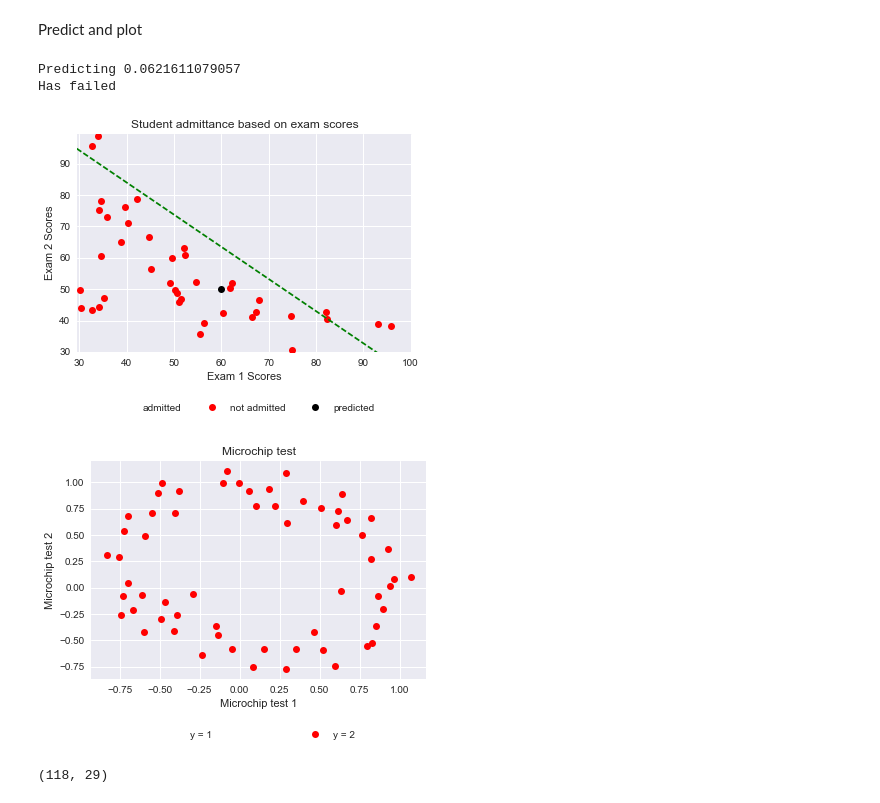
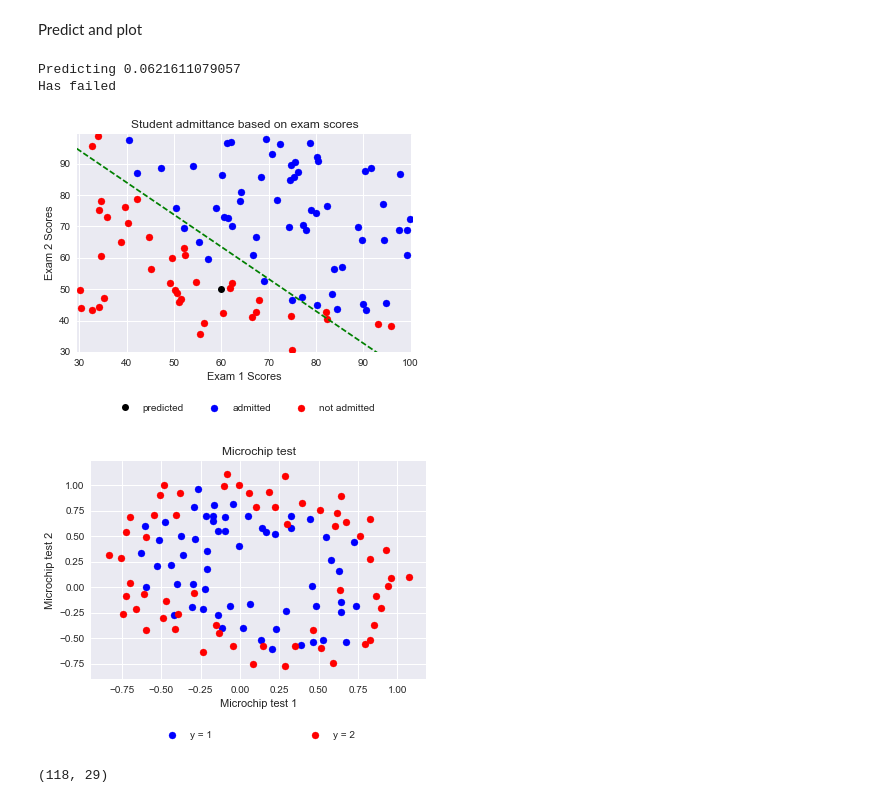
Before and after one commit to imtoobose/mlclass, a Jupyter notebook: Exercise 2 - Logistic Regression.ipynb, the cells around one changed output. Saved outputs shown, nothing was run; the diff lists cells and outputs as text; code cells hidden in the pictures.

```diff
--- a/Exercise 2 - Logistic Regression.ipynb
+++ b/Exercise 2 - Logistic Regression.ipynb
@@ -136,36 +136,36 @@ print 'Predicting', prediction
 
 if prediction > 0.5:
     print 'Has passed'
 else:
     print 'Has failed'
 
 x_min, x_max = x[:, 0].min() - .5, x[:, 0].max() + .5
 y_min, y_max = x[:, 1].min() - .5, x[:, 1].max() + .5
 xx, yy = np.meshgrid(np.linspace(x_min, x_max, 50),
                      np.linspace(y_min, y_max, 50))
 
 plt.title('Student admittance based on exam scores')
-plt.plot(pos[:, 0], pos[:, 1], 'bx', label='admitted')
-plt.plot(neg[:, 0], neg[:, 1], 'ro', label='not admitted')
+plt.scatter(pos[:, 0], pos[:, 1], c='b', label='admitted')
+plt.scatter(neg[:, 0], neg[:, 1], c='r', label='not admitted')
 plt.xlabel('Exam 1 Scores')
 plt.ylabel('Exam 2 Scores')
 
 Xaxis = np.arange(0, 100)
 Y = -(thetasopt[0] + Xaxis*thetasopt[1])/(thetasopt[2])
 
 plt.xlim(xx.min(), xx.max())
 plt.ylim(yy.min(), yy.max())
 
 plt.plot(Y, 'g--')
 plt.plot(find_pred[0], find_pred[1], 'ko', label='predicted')
 
 plt.legend(bbox_to_anchor=(.1, -.3, .8, -.3), loc=3,
                ncol=3, mode="expand", borderaxespad=0.)
 plt.show()
 # %% [output]
 Predicting 0.0621611079057
 Has failed
-[figure, old version]
+[figure, new version]
 # %%
 f = open('ex2data2.txt')
 
@@ -178,8 +178,8 @@ neg = np.delete(lines[b0], 2, axis=1)
 
 def draw_microchip_data():
     plt.title('Microchip test')
-    plt.plot(pos[:, 0], pos[:, 1], 'bx', label='y = 1')
-    plt.plot(neg[:, 0], neg[:, 1], 'ro', label='y = 2')
+    plt.scatter(pos[:, 0], pos[:, 1], c='b', label='y = 1')
+    plt.scatter(neg[:, 0], neg[:, 1], c='r', label='y = 2')
     plt.xlabel('Microchip test 1')
     plt.ylabel('Microchip test 2')
     plt.legend(bbox_to_anchor=(.2, -.3, .6, -.3), loc=3,
@@ -188,7 +188,7 @@ def draw_microchip_data():
 draw_microchip_data()
 plt.show()
 # %% [output]
-[figure, old version]
+[figure, new version]
 # %%
 polFeatures = PolynomialFeatures(6)
 higherx = polFeatures.fit_transform(lines[:, :2])
```
Also changed, not shown: parts of 5 cells of this notebook, 1 other file.
